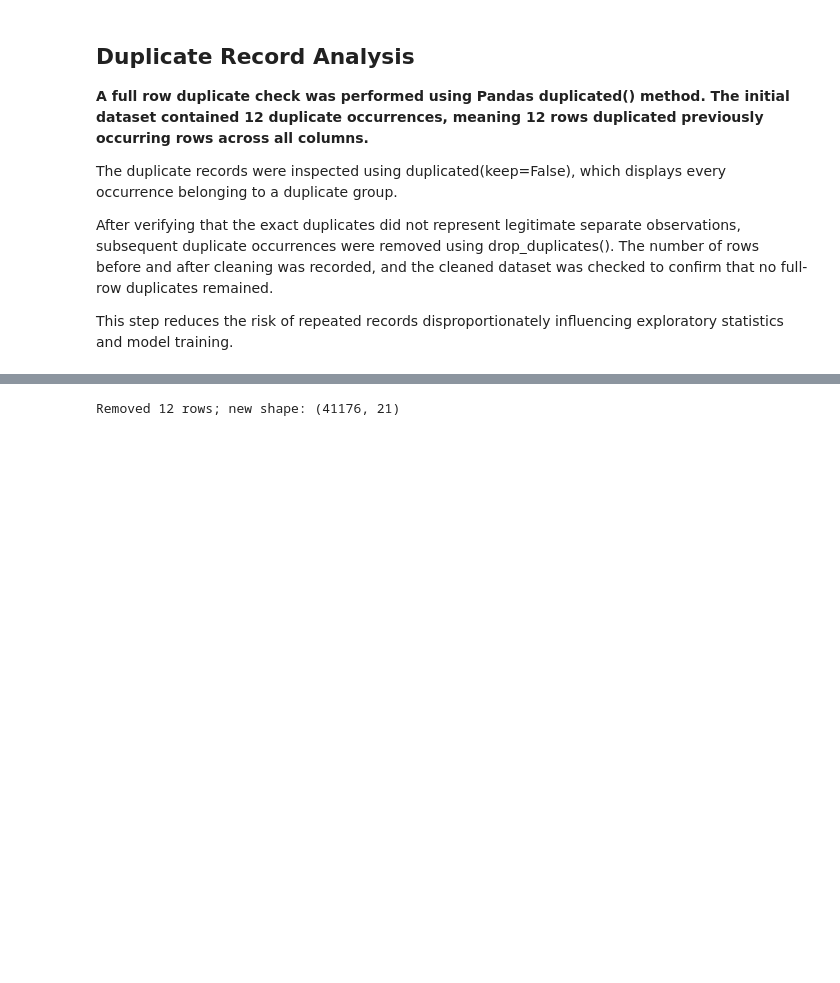
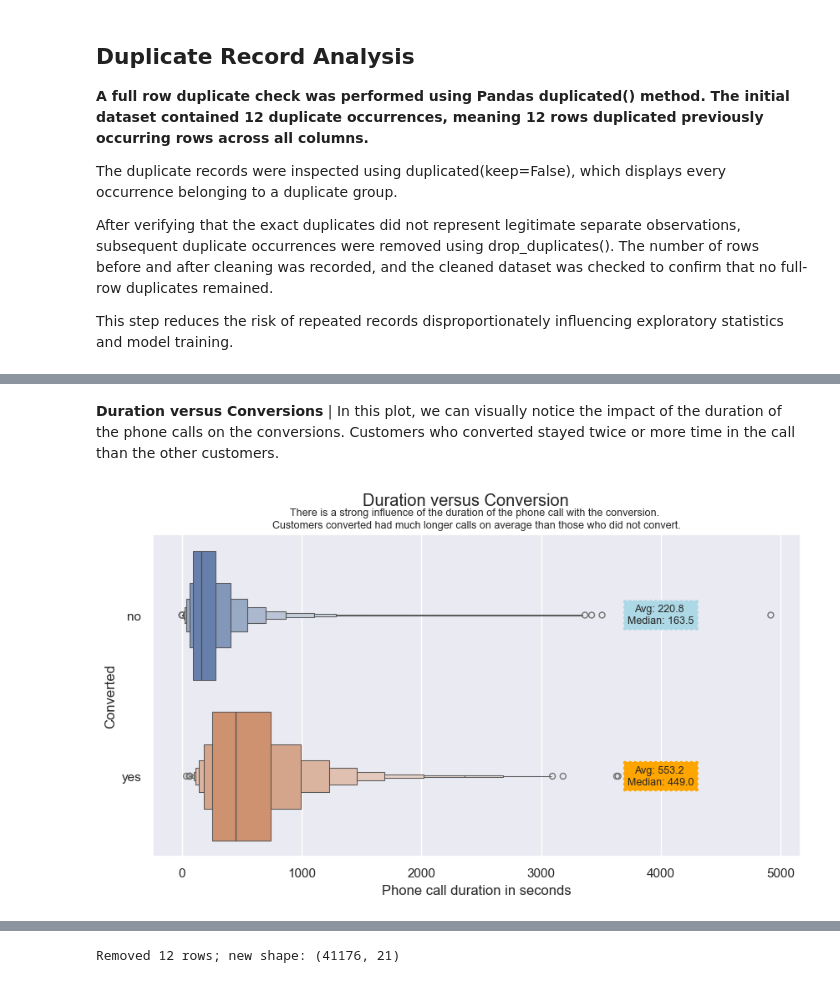
Before and after one commit to anoopungrd/sgh-advanced-analytics-big-data, a Jupyter notebook: semester-1/data-mining/project/code/Bank_Marketing_Notebook.ipynb, the cells around one changed output, grey strips where cells are left out. Saved outputs shown, nothing was run; the diff lists cells and outputs as text; code cells hidden in the pictures; blank space fills up the shorter version.

Commit message:
Adding changes to data understanding

```diff
--- a/semester-1/data-mining/project/code/Bank_Marketing_Notebook.ipynb
+++ b/semester-1/data-mining/project/code/Bank_Marketing_Notebook.ipynb
@@ -413,0 +408,28 @@ This step reduces the risk of repeated records disproportionately influencing ex
+# %% [markdown]
+
+
+**Duration versus Conversions** |
+In this plot, we can visually notice the impact of the duration of the phone calls on the conversions. Customers who converted stayed twice or more time in the call than the other customers.
+# %%
+# Duration versus Converted
+plt.figure( figsize=(10,5))
+ax = sns.boxenplot(data=df_csv, x='duration', y='y', hue='y', alpha=0.9)
+plt.ylabel('Converted')
+plt.xlabel('Phone call duration in seconds')
+plt.suptitle('Duration versus Conversion')
+plt.title('There is a strong influence of the duration of the phone call with the conversion. \nCustomers converted had much longer calls on average than those who did not convert.', size=9)
+# Annotation
+# Medians and Averages
+median_converted = df_csv.query('y == "yes"')['duration'].median()
+median_not_converted = df_csv.query('y == "no"')['duration'].median()
+avg_converted = df_csv.query('y == "yes"')['duration'].mean()
+avg_not_converted = df_csv.query('y == "no"')['duration'].mean()
+# Annotation - Insert text with Average and Median for each category
+plt.text(4000, 0, f"Avg: {round(avg_not_converted,1)} \nMedian: {median_not_converted}",
+         ha="center", va="center", rotation=0,
+         size=9, bbox=dict(boxstyle="roundtooth, pad=0.5", fc="lightblue", ec="r", lw=0))
+plt.text(4000, 1, f"Avg: {round(avg_converted,1)} \nMedian: {median_converted}",
+         ha="center", va="center", rotation=0,
+         size=9, bbox=dict(boxstyle="roundtooth, pad=0.5", fc="orange", ec="r", lw=0));
+# %% [output]
+[figure, added]
```
Also changed, not shown: parts of 17 cells of this notebook.
